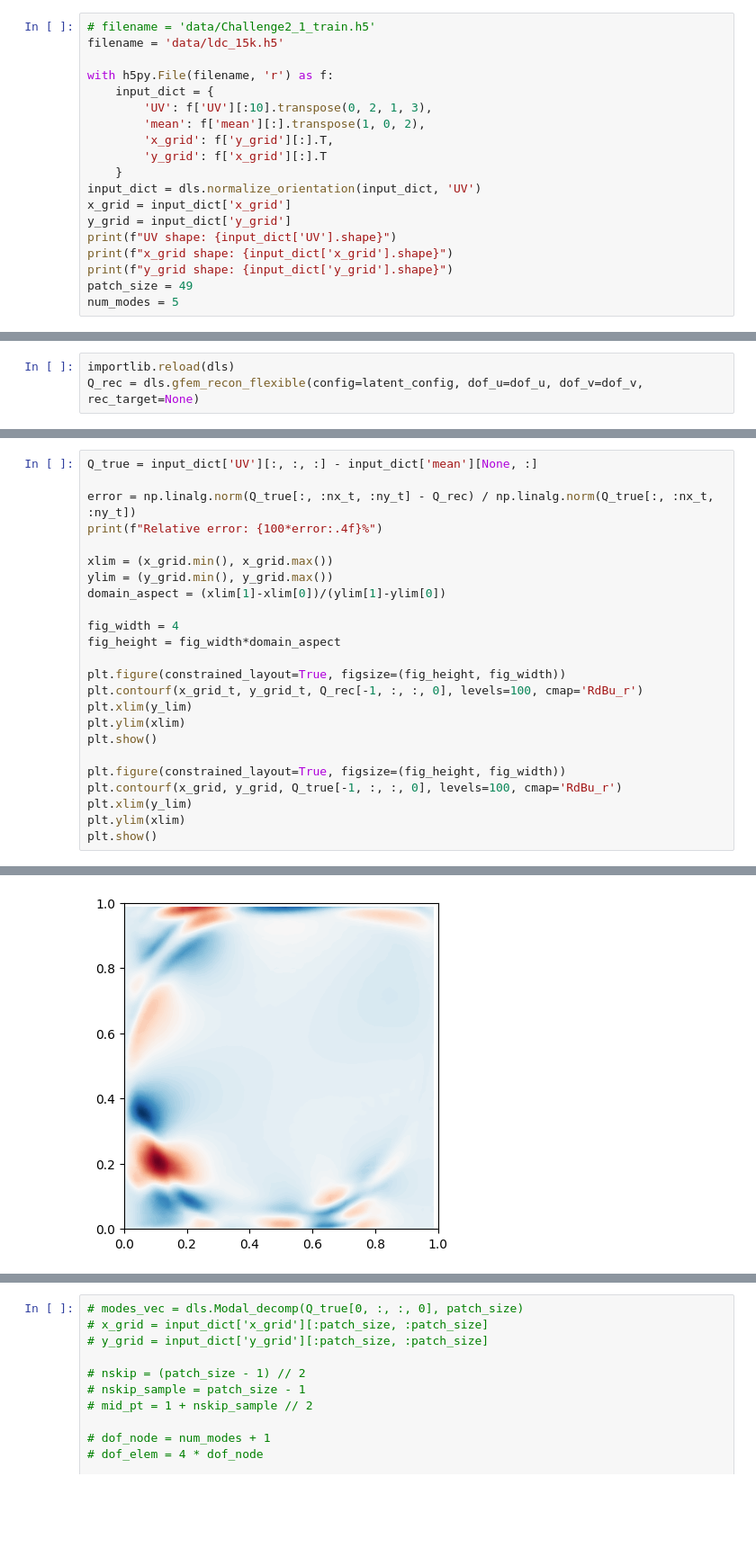
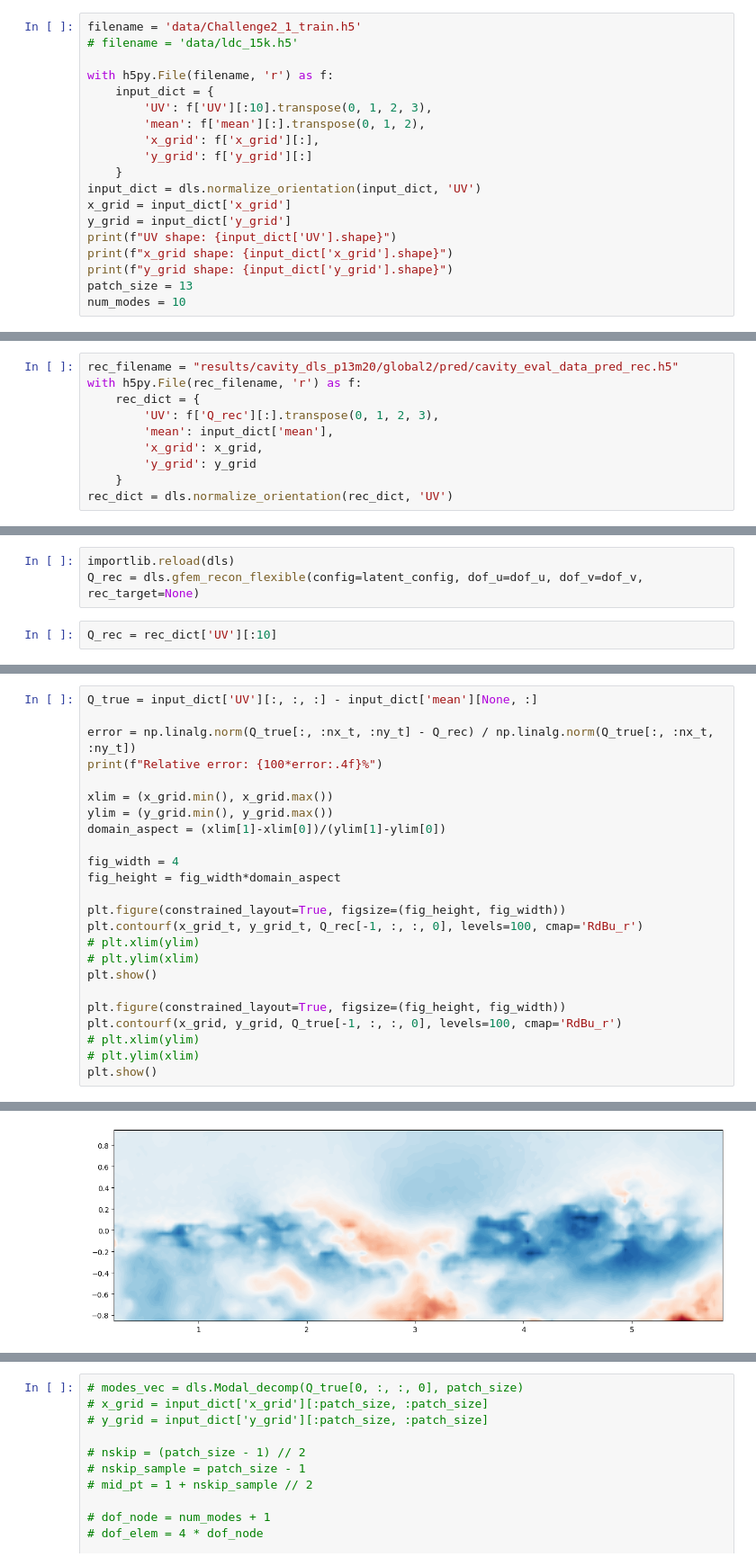
Before and after one commit to morton311/carrier_dls, a Jupyter notebook: test_notebook.ipynb, the cells around one changed output, grey strips where cells are left out. Shown at 90% size. Cells and saved outputs as stored; diff of their text form; blank space fills up the shorter version.

Commit message:
fix challenge data handling

```diff
--- a/test_notebook.ipynb
+++ b/test_notebook.ipynb
@@ -5,15 +5,15 @@ import lib.dls_2d as dls
 import matplotlib.pyplot as plt
 import importlib
 # %%
-# filename = 'data/Challenge2_1_train.h5'
-filename = 'data/ldc_15k.h5'
+filename = 'data/Challenge2_1_train.h5'
+# filename = 'data/ldc_15k.h5'
 
 with h5py.File(filename, 'r') as f:
     input_dict = {
-        'UV': f['UV'][:10].transpose(0, 2, 1, 3),
-        'mean': f['mean'][:].transpose(1, 0, 2),
-        'x_grid': f['y_grid'][:].T,
-        'y_grid': f['x_grid'][:].T
+        'UV': f['UV'][:10].transpose(0, 1, 2, 3),
+        'mean': f['mean'][:].transpose(0, 1, 2),
+        'x_grid': f['x_grid'][:],
+        'y_grid': f['y_grid'][:]
     }
 input_dict = dls.normalize_orientation(input_dict, 'UV')
 x_grid = input_dict['x_grid']
@@ -21,12 +21,22 @@ y_grid = input_dict['y_grid']
 print(f"UV shape: {input_dict['UV'].shape}")
 print(f"x_grid shape: {input_dict['x_grid'].shape}")
 print(f"y_grid shape: {input_dict['y_grid'].shape}")
-patch_size = 49
-num_modes = 5
+patch_size = 13
+num_modes = 10
 # %% [output]
 UV shape: (10, 51, 154, 2)
 x_grid shape: (51, 154)
 y_grid shape: (51, 154)
+# %%
+rec_filename = "results/cavity_dls_p13m20/global2/pred/cavity_eval_data_pred_rec.h5"
+with h5py.File(rec_filename, 'r') as f:
+    rec_dict = {
+        'UV': f['Q_rec'][:].transpose(0, 1, 2, 3),
+        'mean': input_dict['mean'],
+        'x_grid': x_grid,
+        'y_grid': y_grid
+    }
+rec_dict = dls.normalize_orientation(rec_dict, 'UV')
 # %%
 importlib.reload(dls)
 latent_config, dof_u, dof_v = dls.gfem_compress_flexible(data_source=input_dict,
@@ -42,3 +52,5 @@ nx_g: 9, ny_g: 26
 # %%
 importlib.reload(dls)
 Q_rec = dls.gfem_recon_flexible(config=latent_config, dof_u=dof_u, dof_v=dof_v, rec_target=None)
+# %%
+Q_rec = rec_dict['UV'][:10]
@@ -57,13 +73,13 @@ fig_height = fig_width*domain_aspect
 
 plt.figure(constrained_layout=True, figsize=(fig_height, fig_width))
 plt.contourf(x_grid_t, y_grid_t, Q_rec[-1, :, :, 0], levels=100, cmap='RdBu_r')
-plt.xlim(y_lim)
-plt.ylim(xlim)
+# plt.xlim(ylim)
+# plt.ylim(xlim)
 plt.show()
 
 plt.figure(constrained_layout=True, figsize=(fig_height, fig_width))
 plt.contourf(x_grid, y_grid, Q_true[-1, :, :, 0], levels=100, cmap='RdBu_r')
-plt.xlim(y_lim)
-plt.ylim(xlim)
+# plt.xlim(ylim)
+# plt.ylim(xlim)
 plt.show()
 # %% [output]
@@ -71 +87 @@ Relative error: 3.1337%
-[figure, old version]
+[figure, new version]
```
Also changed, not shown: parts of 2 cells of this notebook.
